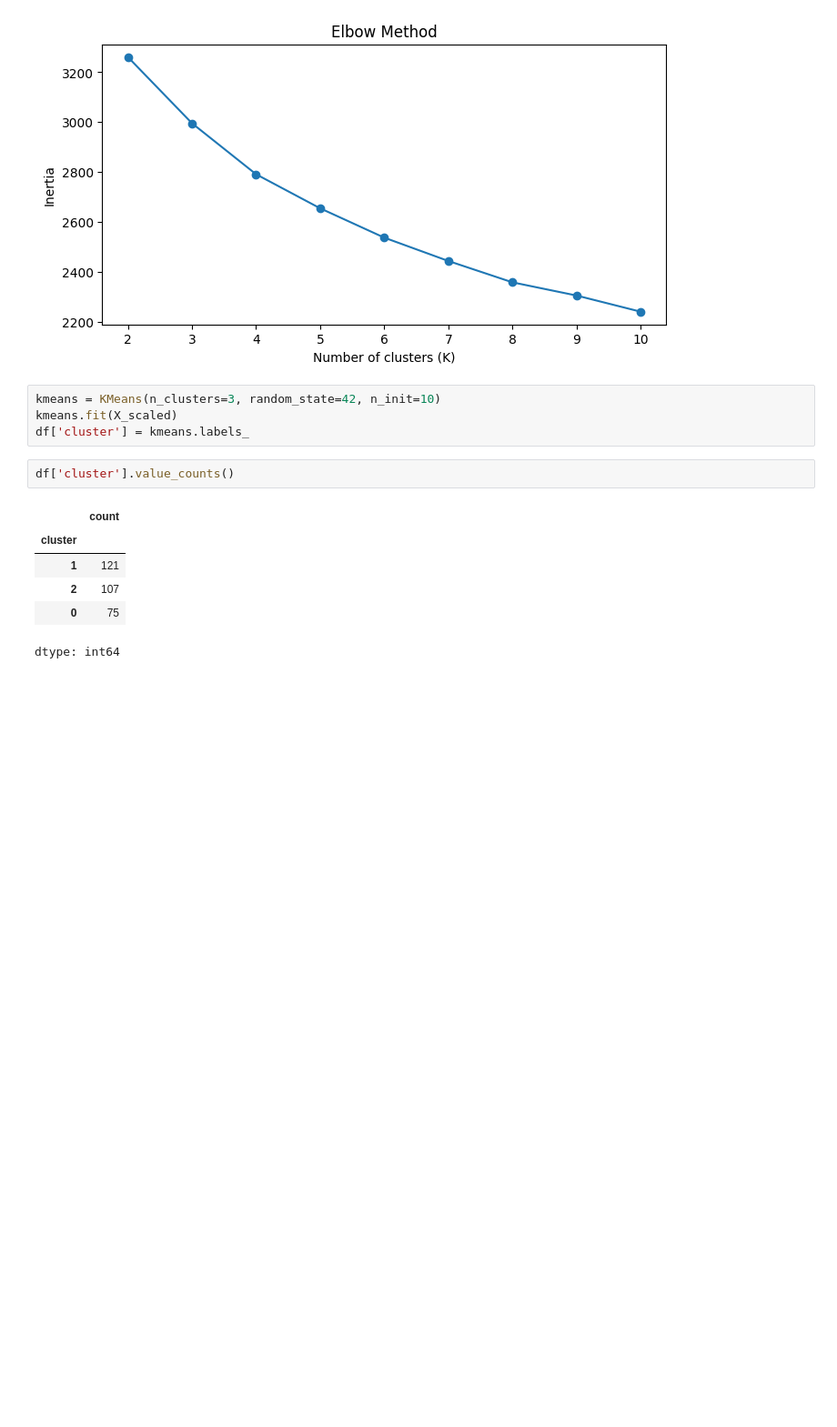
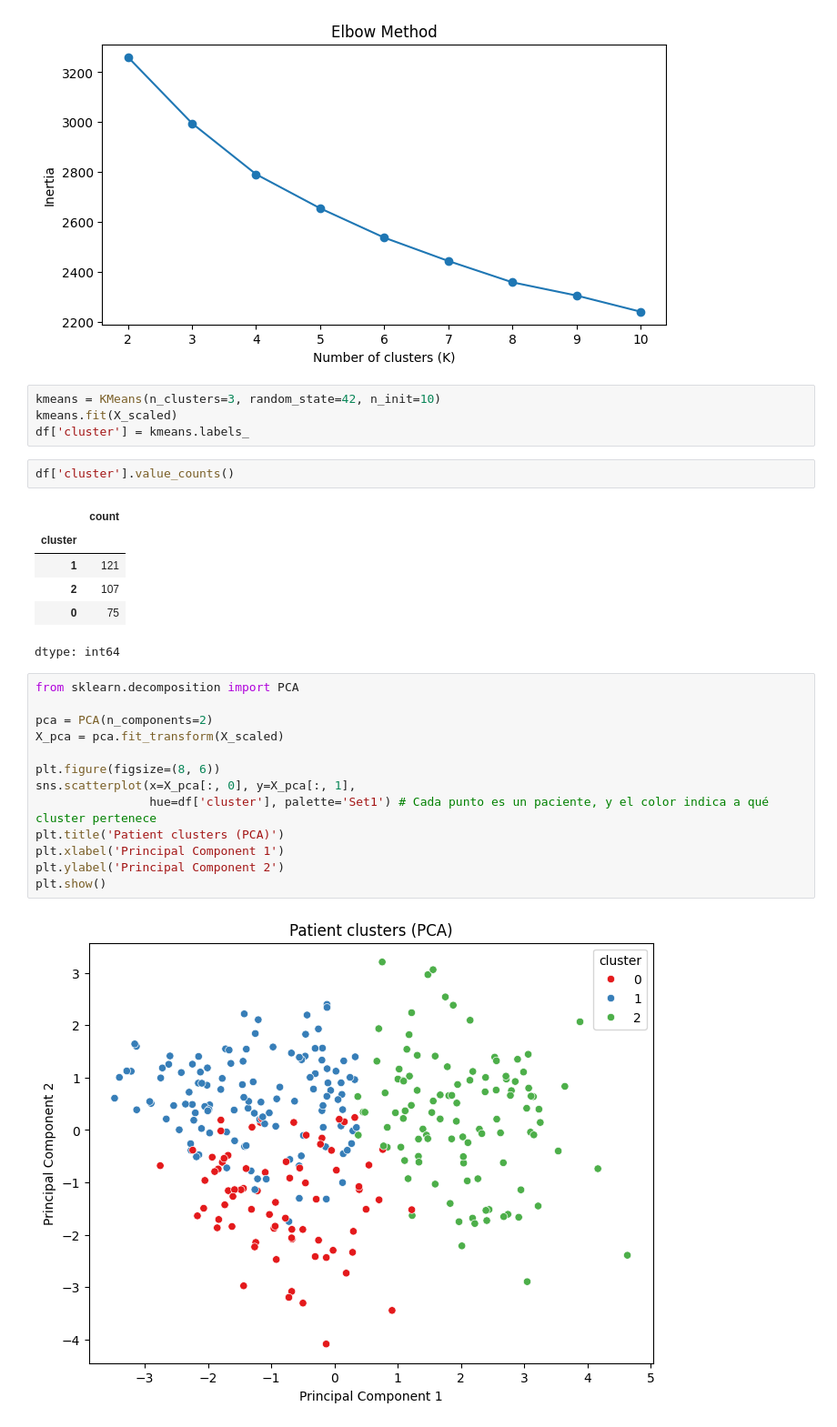
Before and after one commit to pilucha06/heart-disease-clustering, a Jupyter notebook: notebook.ipynb, the cells around one changed output. Shown at 91% size. Saved outputs shown, nothing was run; the diff lists cells and outputs as text; blank space fills up the shorter version.

```diff
--- a/notebook.ipynb
+++ b/notebook.ipynb
@@ -149,3 +149,18 @@ df['cluster'].value_counts()
 | 2 | 107 |
 | 0 | 75 |
 dtype: int64
+# %%
+from sklearn.decomposition import PCA
+
+pca = PCA(n_components=2)
+X_pca = pca.fit_transform(X_scaled)
+
+plt.figure(figsize=(8, 6))
+sns.scatterplot(x=X_pca[:, 0], y=X_pca[:, 1],
+                hue=df['cluster'], palette='Set1') # Cada punto es un paciente, y el color indica a qué cluster pertenece
+plt.title('Patient clusters (PCA)')
+plt.xlabel('Principal Component 1')
+plt.ylabel('Principal Component 2')
+plt.show()
+# %% [output]
+[figure, added]
```
Also changed, not shown: parts of 1 cell of this notebook.
